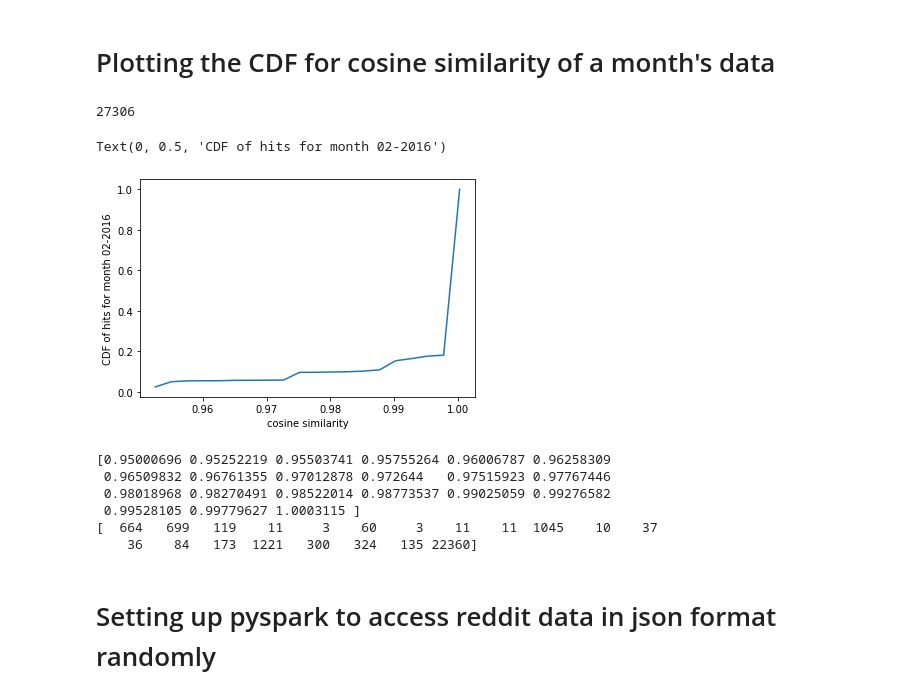
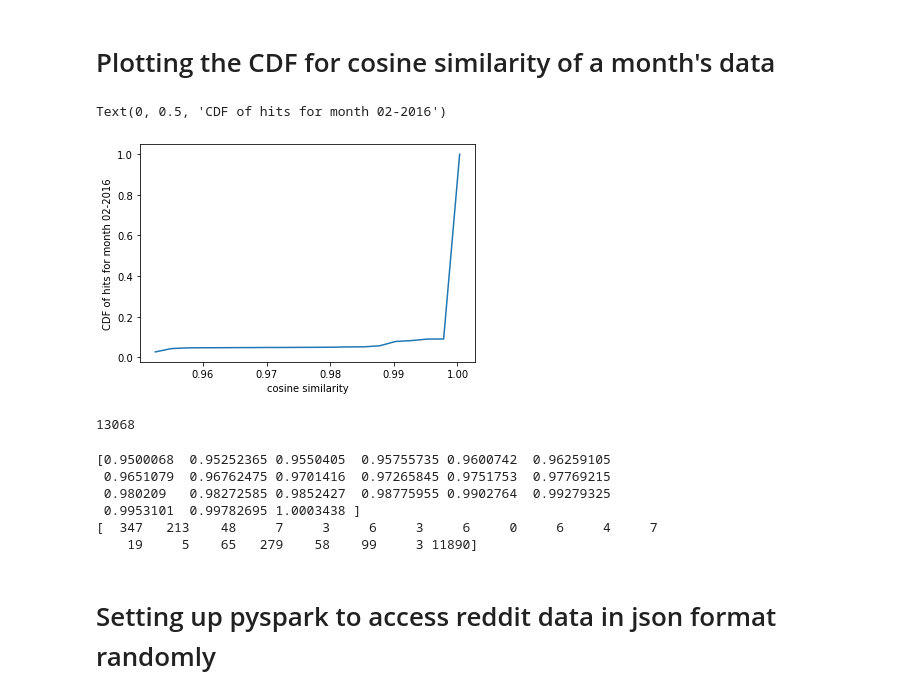
Before and after one commit to aishwaryaanegundi/state-trolls, a Jupyter notebook: poc/Analysis.ipynb, the cells around one changed output. Cells and saved outputs as stored; diff of their text form; code cells hidden in the pictures.

```diff
--- a/poc/Analysis.ipynb
+++ b/poc/Analysis.ipynb
@@ -104,27 +104,30 @@ Number of english tweets after filtering and preprocessing and dropping the dupl
 # %% [markdown]
 # Plotting the CDF for cosine similarity of a month's data
 # %%
-score_df = pd.read_json('/INET/state-trolls/work/state-trolls/reddit_dataset/comments/scores/RC_2016-02.scores.json', orient='records')
+score_df = pd.read_json('/INET/state-trolls/work/state-trolls/reddit_dataset/comments/scores/RC_2016-01.scores.json', orient='records')
 scores = score_df['cosine_similarity'].to_list()
 counts, bin_edges = np.histogram (scores, bins=20, normed=False)
 cdf = np.cumsum (counts)
 plt.plot(bin_edges[1:], cdf/cdf[-1])
 plt.xlabel('cosine similarity')
 plt.ylabel('CDF of hits for month 02-2016')
 # %% [output]
-27306
+Text(0, 0.5, 'CDF of hits for month 02-2016')
-Text(0, 0.5, 'CDF of hits for month 02-2016')
-[figure, old version]
+[figure, new version]
+# %%
+len(score_df)
+# %% [output]
+13068
 # %%
 print(bin_edges)
 print(counts)
 # %% [output]
-[0.95000696 0.95252219 0.95503741 0.95755264 0.96006787 0.96258309
- 0.96509832 0.96761355 0.97012878 0.972644   0.97515923 0.97767446
- 0.98018968 0.98270491 0.98522014 0.98773537 0.99025059 0.99276582
- 0.99528105 0.99779627 1.0003115 ]
-[  664   699   119    11     3    60     3    11    11  1045    10    37
-    36    84   173  1221   300   324   135 22360]
+[0.9500068  0.95252365 0.9550405  0.95755735 0.9600742  0.96259105
+ 0.9651079  0.96762475 0.9701416  0.97265845 0.9751753  0.97769215
+ 0.980209   0.98272585 0.9852427  0.98775955 0.9902764  0.99279325
+ 0.9953101  0.99782695 1.0003438 ]
+[  347   213    48     7     3     6     3     6     0     6     4     7
+    19     5    65   279    58    99     3 11890]
 # %% [markdown]
 # Setting up pyspark to access reddit data in json format randomly
 # %%
```
Also changed, not shown: parts of 36 cells of this notebook, 2 other files.
